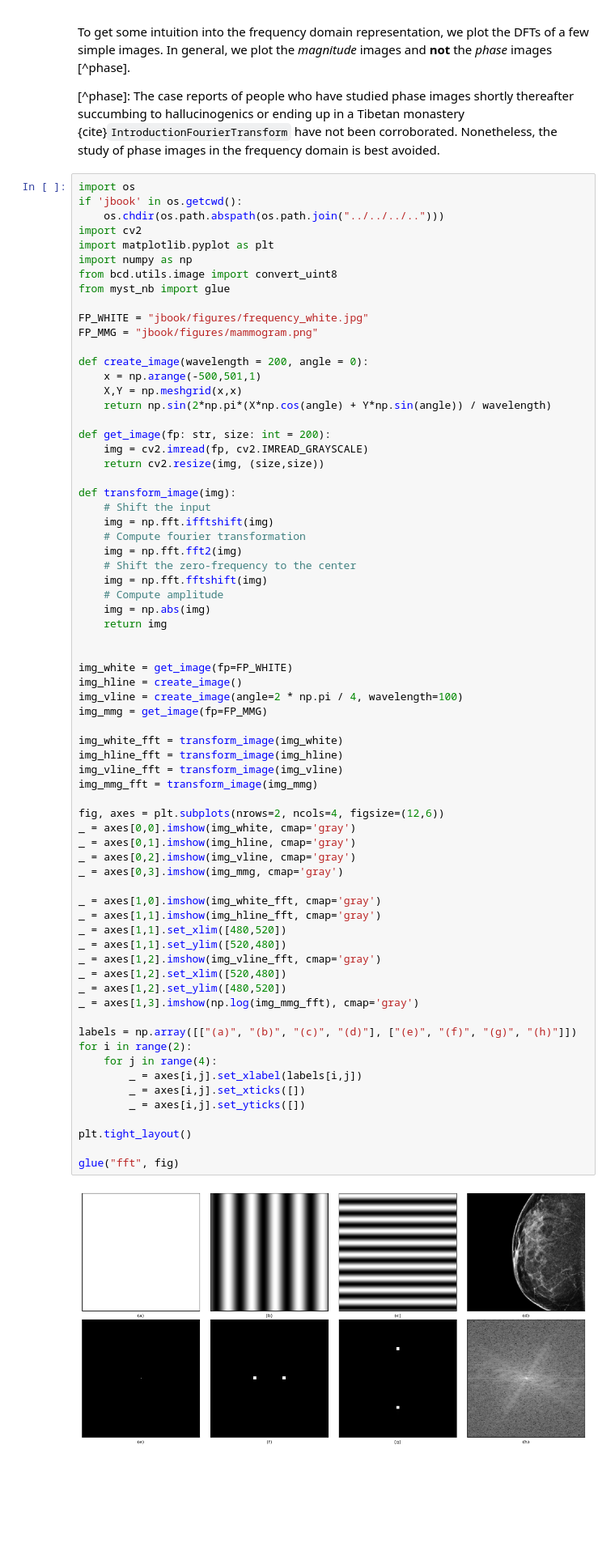
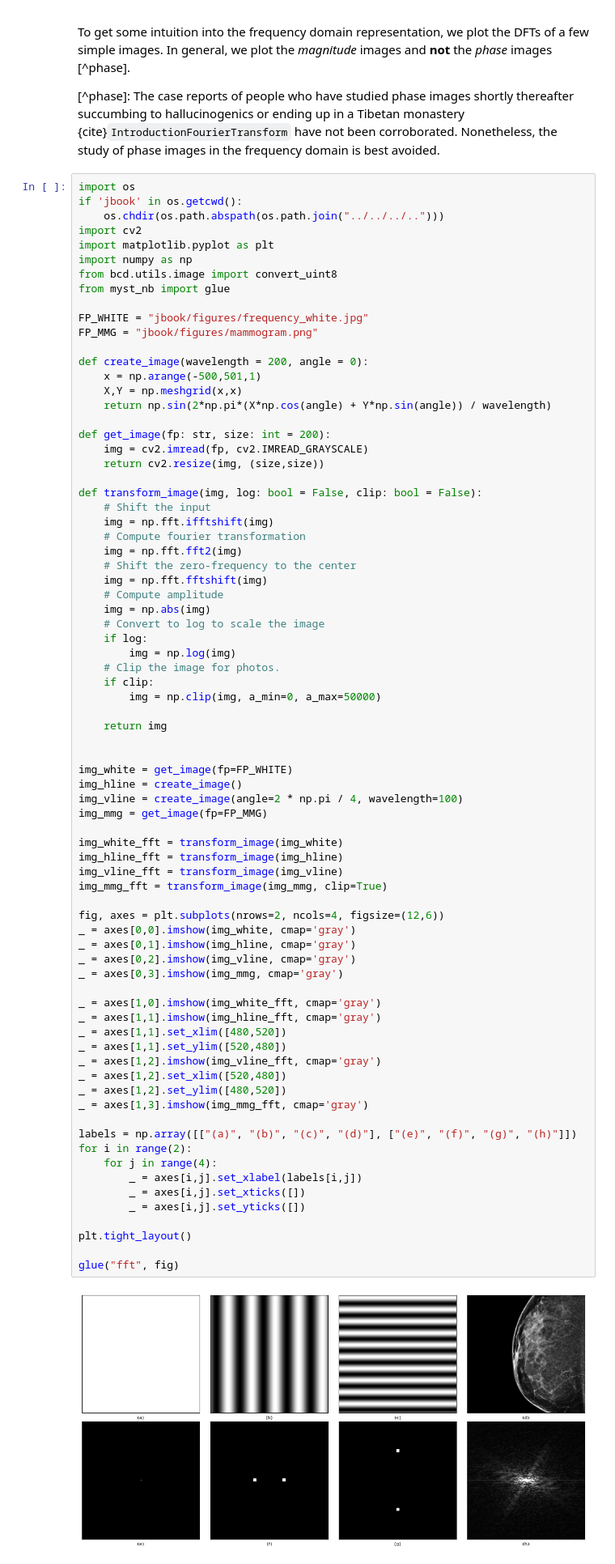
Before and after one commit to john-james-ai/BreastCancerDetection, a Jupyter notebook: _sources/content/02_data_prep/01_denoise/021_frequency.ipynb, the cells around one changed output. Shown at 81% size. Cells and saved outputs as stored; diff of their text form; blank space fills up the shorter version.

```diff
--- a/_sources/content/02_data_prep/01_denoise/021_frequency.ipynb
+++ b/_sources/content/02_data_prep/01_denoise/021_frequency.ipynb
@@ -31,7 +31,7 @@ def get_image(fp: str, size: int = 200):
     img = cv2.imread(fp, cv2.IMREAD_GRAYSCALE)
     return cv2.resize(img, (size,size))
 
-def transform_image(img):
+def transform_image(img, log: bool = False, clip: bool = False):
     # Shift the input
     img = np.fft.ifftshift(img)
     # Compute fourier transformation
@@ -40,6 +40,13 @@ def transform_image(img):
     img = np.fft.fftshift(img)
     # Compute amplitude
     img = np.abs(img)
+    # Convert to log to scale the image
+    if log:
+        img = np.log(img)
+    # Clip the image for photos.
+    if clip:
+        img = np.clip(img, a_min=0, a_max=50000)
+
     return img
 
 
@@ -50,33 +57,33 @@ img_mmg = get_image(fp=FP_MMG)
 
 img_white_fft = transform_image(img_white)
 img_hline_fft = transform_image(img_hline)
 img_vline_fft = transform_image(img_vline)
-img_mmg_fft = transform_image(img_mmg)
+img_mmg_fft = transform_image(img_mmg, clip=True)
 
 fig, axes = plt.subplots(nrows=2, ncols=4, figsize=(12,6))
 _ = axes[0,0].imshow(img_white, cmap='gray')
 _ = axes[0,1].imshow(img_hline, cmap='gray')
 _ = axes[0,2].imshow(img_vline, cmap='gray')
 _ = axes[0,3].imshow(img_mmg, cmap='gray')
 
 _ = axes[1,0].imshow(img_white_fft, cmap='gray')
 _ = axes[1,1].imshow(img_hline_fft, cmap='gray')
 _ = axes[1,1].set_xlim([480,520])
 _ = axes[1,1].set_ylim([520,480])
 _ = axes[1,2].imshow(img_vline_fft, cmap='gray')
 _ = axes[1,2].set_xlim([520,480])
 _ = axes[1,2].set_ylim([480,520])
-_ = axes[1,3].imshow(np.log(img_mmg_fft), cmap='gray')
+_ = axes[1,3].imshow(img_mmg_fft, cmap='gray')
 
 labels = np.array([["(a)", "(b)", "(c)", "(d)"], ["(e)", "(f)", "(g)", "(h)"]])
 for i in range(2):
     for j in range(4):
         _ = axes[i,j].set_xlabel(labels[i,j])
         _ = axes[i,j].set_xticks([])
         _ = axes[i,j].set_yticks([])
 
 plt.tight_layout()
 
 glue("fft", fig)
 # %% [output]
-[figure, old version]
+[figure, new version]
```
Also changed, not shown: parts of 1 cell of this notebook, 4 other files.
